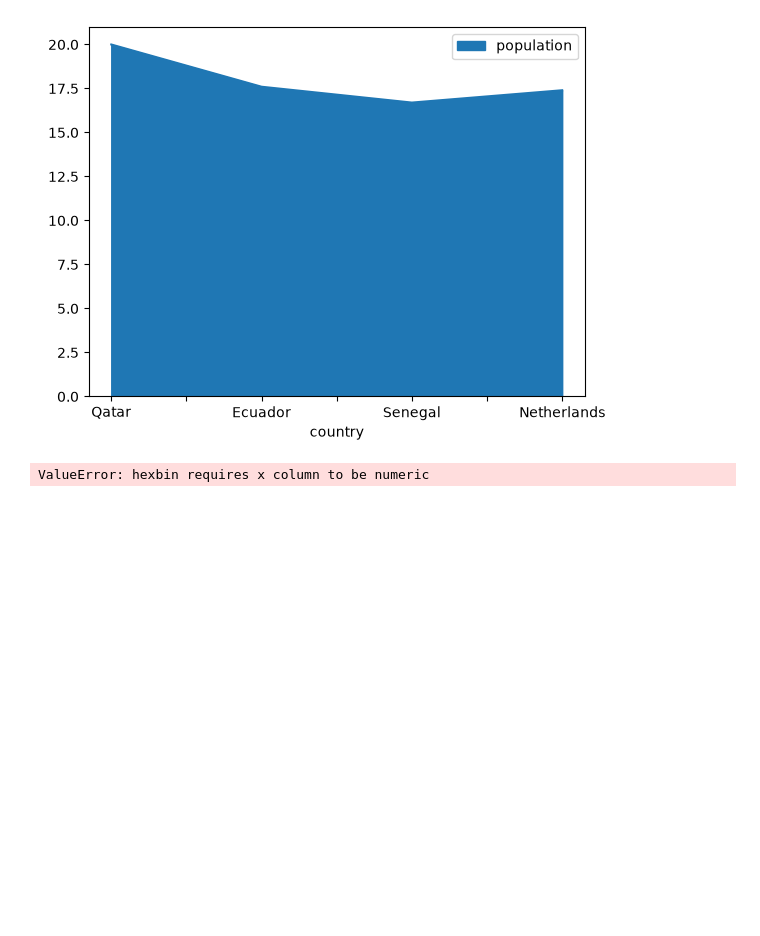
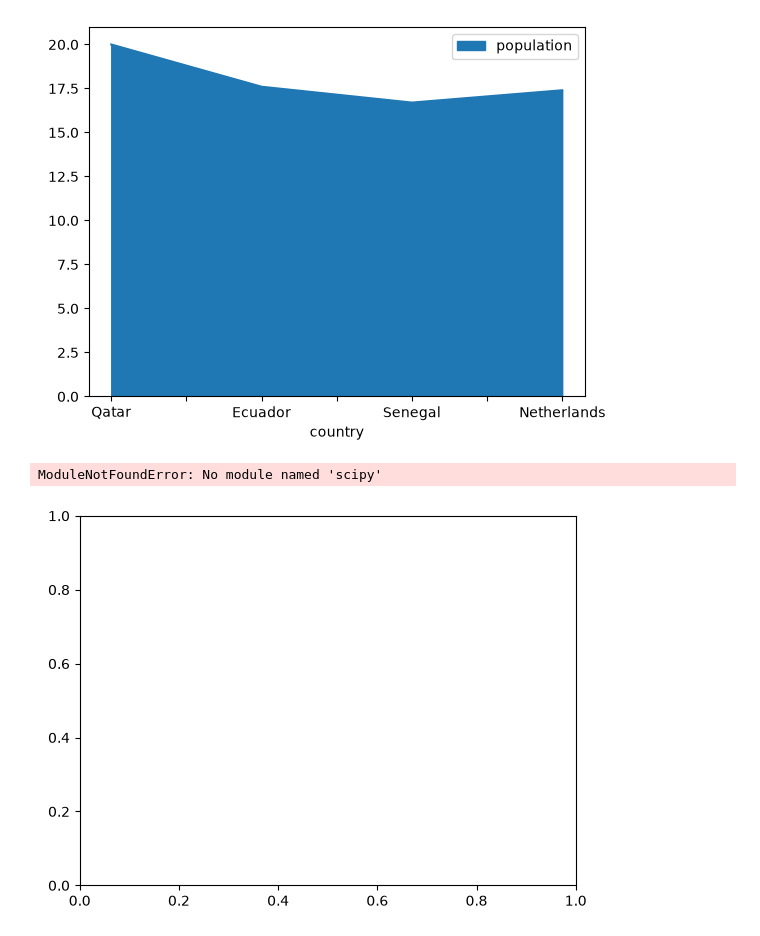
Before and after one commit to yasinmillers/pro_Ai, a Jupyter notebook: nupydemo.ipynb, the cells around one changed output. Saved outputs shown, nothing was run; the diff lists cells and outputs as text; code cells hidden in the pictures; blank space fills up the shorter version.

```diff
--- a/nupydemo.ipynb
+++ b/nupydemo.ipynb
@@ -417,7 +417,8 @@ plt.show()
 # %% [output]
 [figure]
 # %%
-df.plot(x='country', y='population', kind='hexbin')
+df.plot(x='country', y='population', kind='kde')
 plt.show()
 # %% [output]
-ValueError: hexbin requires x column to be numeric
+ModuleNotFoundError: No module named 'scipy'
+[figure, added]
```
